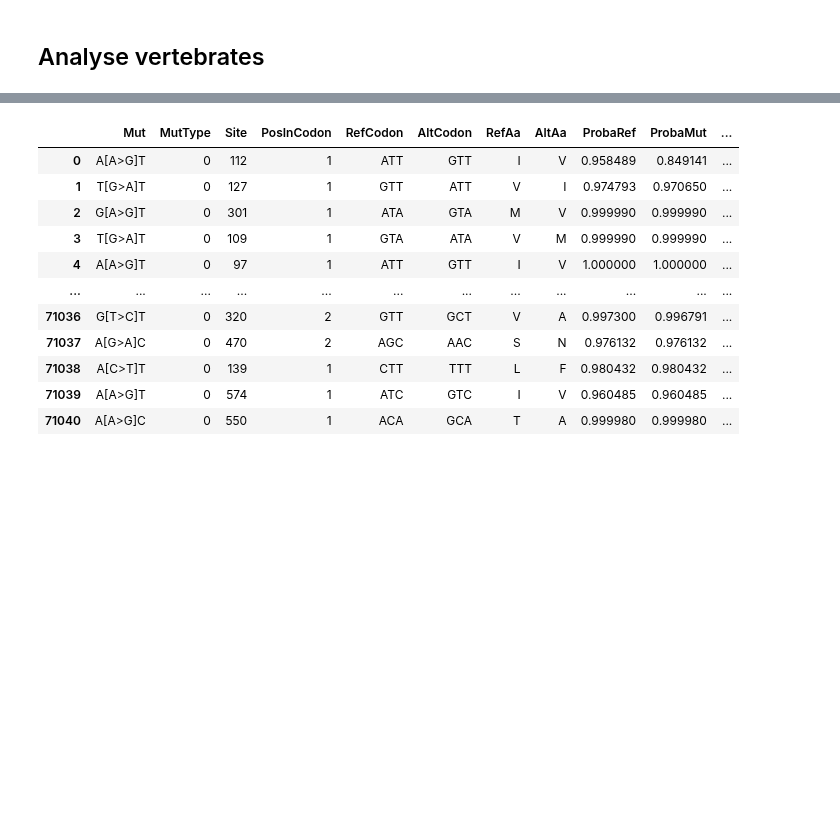
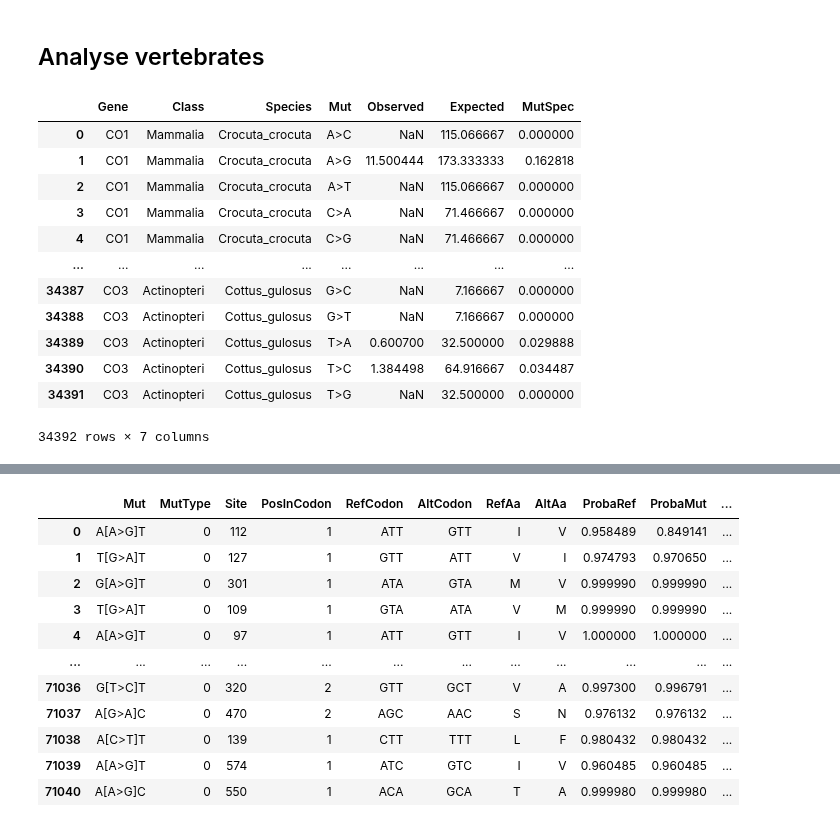
Before and after one commit to mitoclub/AminoAcidShift, a Jupyter notebook: analyse.ipynb, the cells around one changed output, grey strips where cells are left out. Cells and saved outputs as stored; diff of their text form; code cells hidden in the pictures; blank space fills up the shorter version.

```diff
--- a/analyse.ipynb
+++ b/analyse.ipynb
@@ -20,3 +23,20 @@ warnings.filterwarnings("ignore")
 coda = CodonAnnotation(2)
 # %% [markdown]
 ## Analyse vertebrates
+# %%
+ms12 = pd.read_csv('../192/1data_derivation/dataset/MutSpecVertebrates12.csv.gz')
+ms12
+# %% [output]
+|  | Gene | Class | Species | Mut | Observed | Expected | MutSpec |
+| 0 | CO1 | Mammalia | Crocuta_crocuta | A>C | NaN | 115.066667 | 0.000000 |
+| 1 | CO1 | Mammalia | Crocuta_crocuta | A>G | 11.500444 | 173.333333 | 0.162818 |
+| 2 | CO1 | Mammalia | Crocuta_crocuta | A>T | NaN | 115.066667 | 0.000000 |
+| 3 | CO1 | Mammalia | Crocuta_crocuta | C>A | NaN | 71.466667 | 0.000000 |
+| 4 | CO1 | Mammalia | Crocuta_crocuta | C>G | NaN | 71.466667 | 0.000000 |
+| ... | ... | ... | ... | ... | ... | ... | ... |
+| 34387 | CO3 | Actinopteri | Cottus_gulosus | G>C | NaN | 7.166667 | 0.000000 |
+| 34388 | CO3 | Actinopteri | Cottus_gulosus | G>T | NaN | 7.166667 | 0.000000 |
+| 34389 | CO3 | Actinopteri | Cottus_gulosus | T>A | 0.600700 | 32.500000 | 0.029888 |
+| 34390 | CO3 | Actinopteri | Cottus_gulosus | T>C | 1.384498 | 64.916667 | 0.034487 |
+| 34391 | CO3 | Actinopteri | Cottus_gulosus | T>G | NaN | 32.500000 | 0.000000 |
+34392 rows × 7 columns
```
Also changed, not shown: parts of 16 cells of this notebook, 1 other file.
